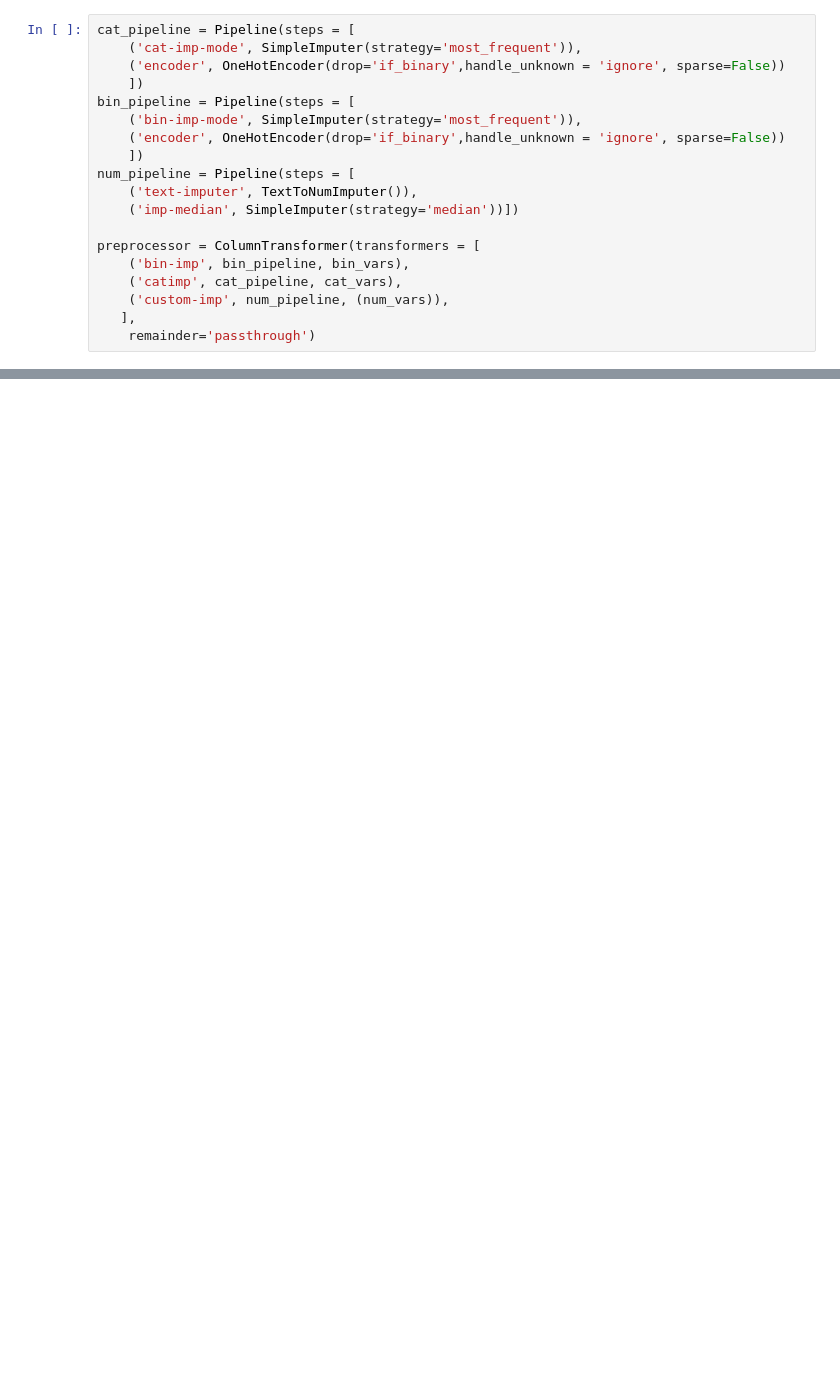
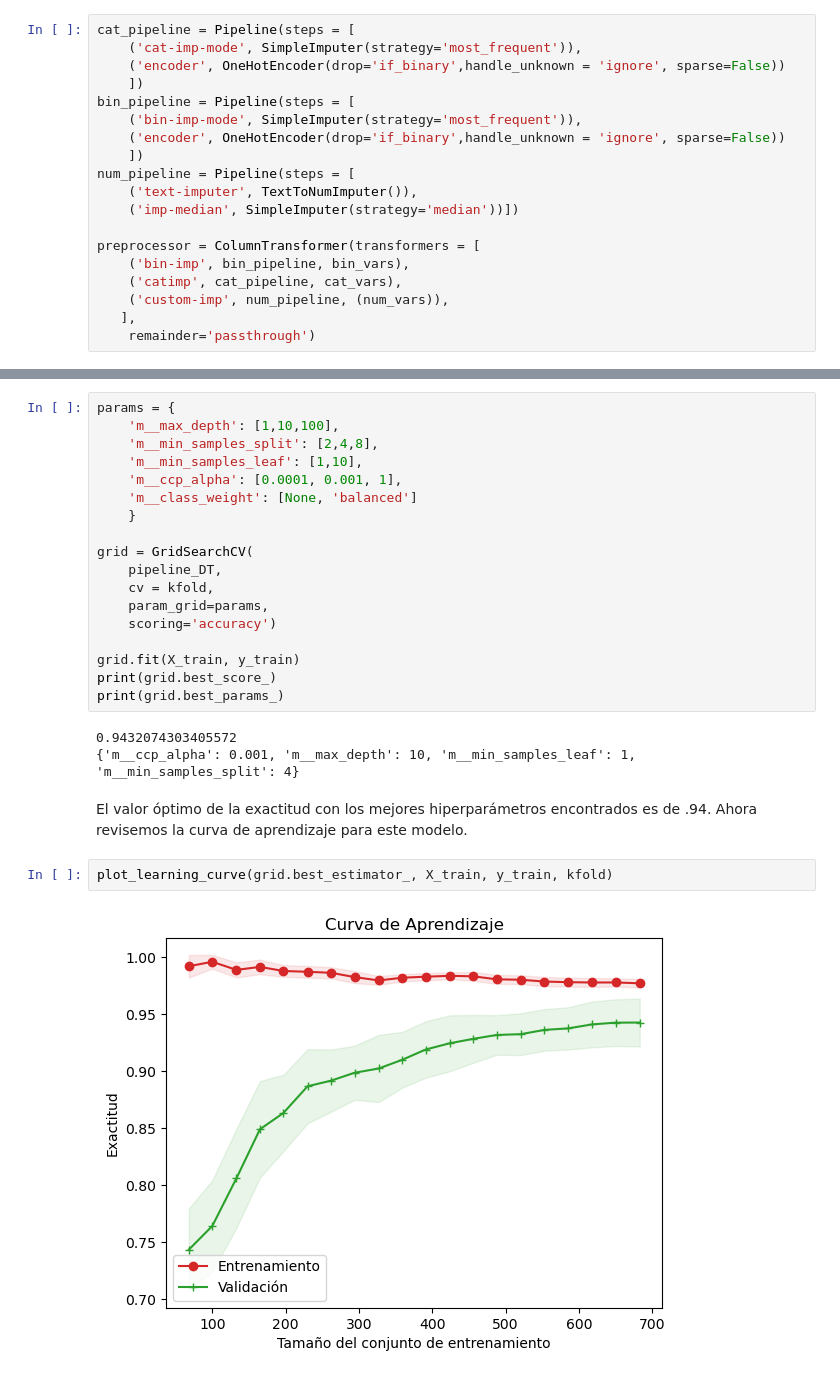
Before and after one commit to PosgradoMNA/actividades-del-projecto-equipo_102, a Jupyter notebook: Reto/aguas-subterraneas-DT.ipynb, the cells around one changed output, grey strips where cells are left out. Cells and saved outputs as stored; diff of their text form; blank space fills up the shorter version.

```diff
--- a/Reto/aguas-subterraneas-DT.ipynb
+++ b/Reto/aguas-subterraneas-DT.ipynb
@@ -289,0 +295,27 @@ array([[222,   0,   0],
+# %%
+params = {
+    'm__max_depth': [1,10,100],
+    'm__min_samples_split': [2,4,8],
+    'm__min_samples_leaf': [1,10],
+    'm__ccp_alpha': [0.0001, 0.001, 1],
+    'm__class_weight': [None, 'balanced']
+    }
+
+grid = GridSearchCV(
+    pipeline_DT,
+    cv = kfold,
+    param_grid=params,
+    scoring='accuracy')
+
+grid.fit(X_train, y_train)
+print(grid.best_score_)
+print(grid.best_params_)
+# %% [output]
+0.9432074303405572
+{'m__ccp_alpha': 0.001, 'm__max_depth': 10, 'm__min_samples_leaf': 1, 'm__min_samples_split': 4}
+# %% [markdown]
+El valor óptimo de la exactitud con los mejores hiperparámetros encontrados es de .94. Ahora revisemos la curva de aprendizaje para este modelo.
+# %%
+plot_learning_curve(grid.best_estimator_, X_train, y_train, kfold)
+# %% [output]
+[figure, added]
```
Also changed, not shown: parts of 61 cells of this notebook.
